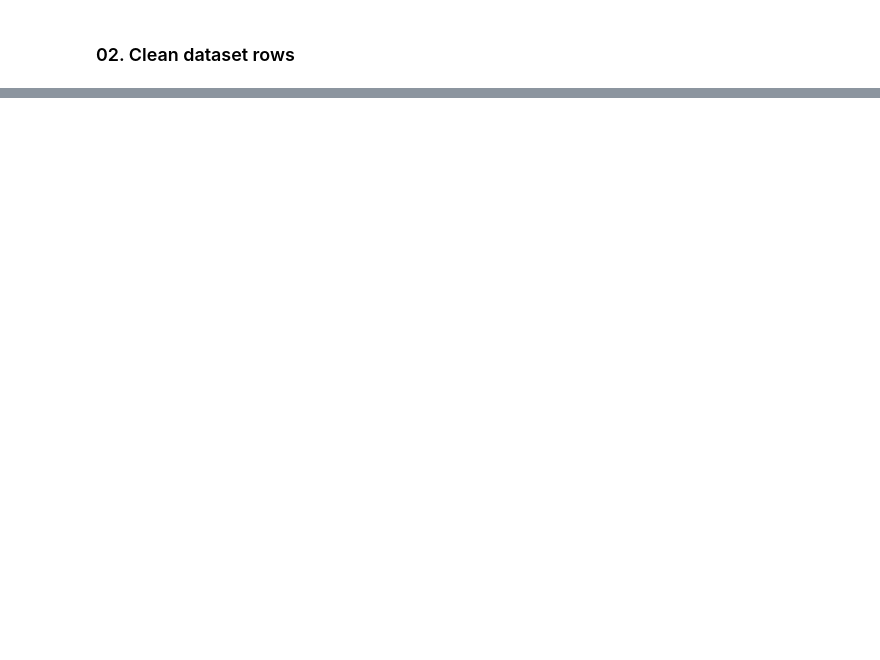
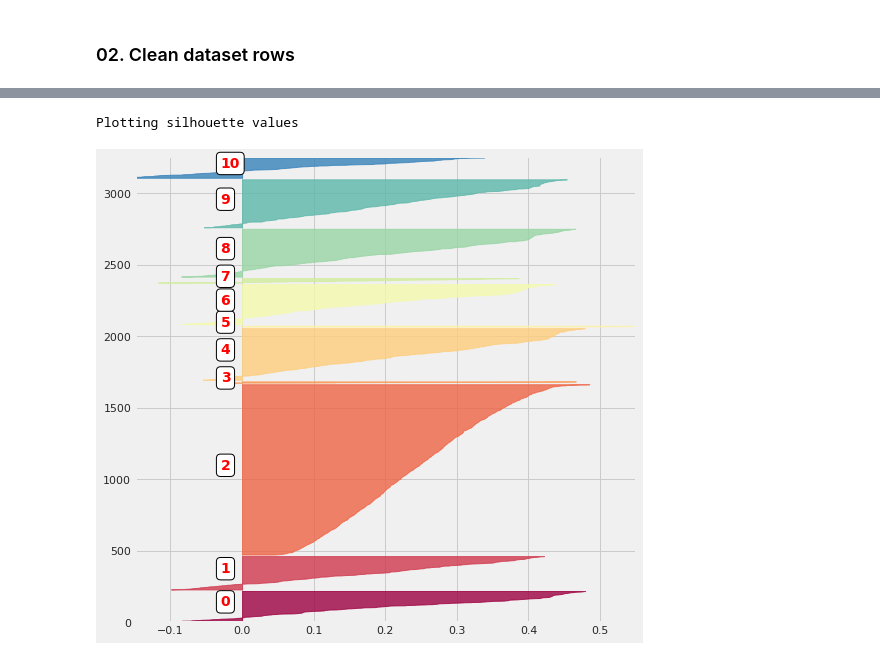
Before and after one commit to atemate/customer-segmentation-toolkit, a Jupyter notebook: nbs/index.ipynb, the cells around one changed output, grey strips where cells are left out. Saved outputs shown, nothing was run; the diff lists cells and outputs as text; code cells hidden in the pictures; blank space fills up the shorter version.

```diff
--- a/nbs/index.ipynb
+++ b/nbs/index.ipynb
@@ -104,0 +276,4 @@ del df_cleaned, list_products, X;
+# %%
+print('Computing customers clusters via Kmeans')
+clusters_clients = compute_customer_clusters(scaled_matrix, N_CUSTOMER_CLUSTERS)
+display(pd.Series(clusters_clients).value_counts())
@@ -104,0 +294,8 @@ del df_cleaned, list_products, X;
+# %%
+print('Plotting silhouette values')
+silhouette_avg = silhouette_score(scaled_matrix, clusters_clients)
+sample_silhouette_values = silhouette_samples(scaled_matrix, clusters_clients)
+plot_silhouette(N_CUSTOMER_CLUSTERS, [-0.15, 0.55], len(scaled_matrix), sample_silhouette_values, clusters_clients)
+# %% [output]
+Plotting silhouette values
+[figure, added]
```
Also changed, not shown: parts of 37 cells of this notebook, 43 other files.
